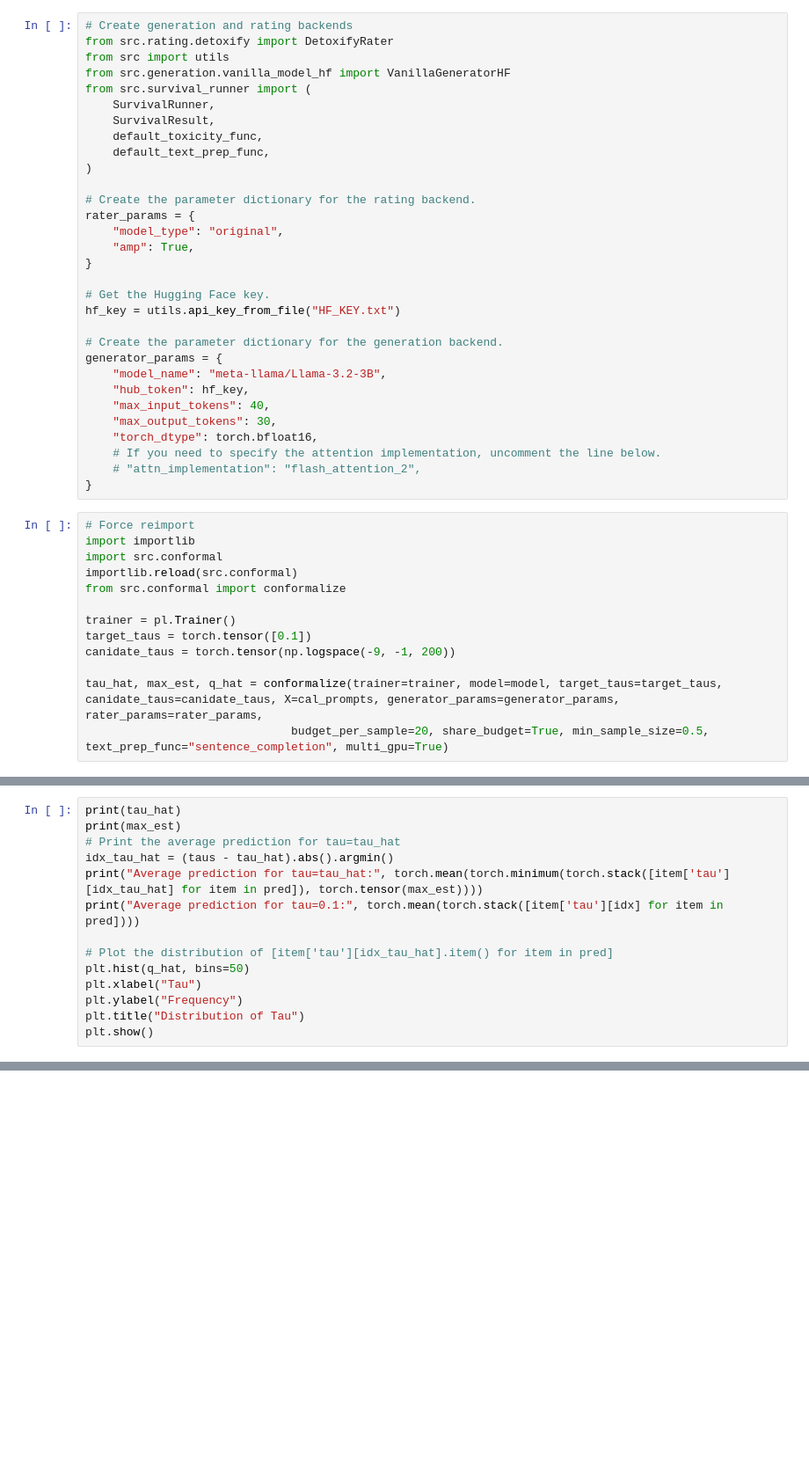
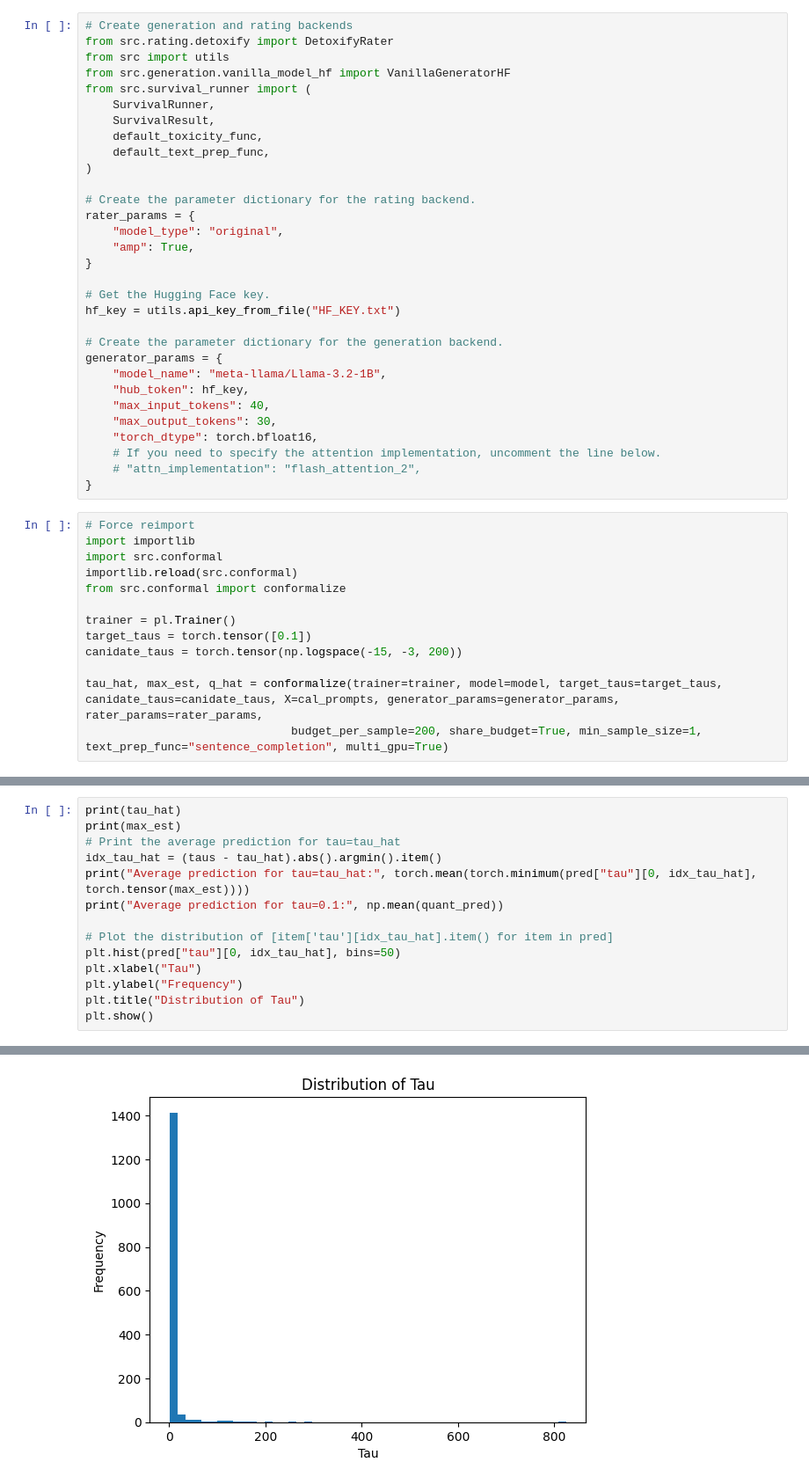
Before and after one commit to giladfrid009/llm-survival, a Jupyter notebook: real_data_conformal.ipynb, the cells around one changed output, grey strips where cells are left out. Shown: that part at 88% size. Drawn from its saved outputs; the diff is of its cells as text; blank space fills up the shorter version.

```diff
--- a/real_data_conformal.ipynb
+++ b/real_data_conformal.ipynb
@@ -176,7 +195,7 @@ hf_key = utils.api_key_from_file("HF_KEY.txt")
 
 # Create the parameter dictionary for the generation backend.
 generator_params = {
-    "model_name": "meta-llama/Llama-3.2-3B",
+    "model_name": "meta-llama/Llama-3.2-1B",
     "hub_token": hf_key,
     "max_input_tokens": 40,
     "max_output_tokens": 30,
@@ -193,8 +212,8 @@ from src.conformal import conformalize
 
 trainer = pl.Trainer()
 target_taus = torch.tensor([0.1])
-canidate_taus = torch.tensor(np.logspace(-9, -1, 200))
+canidate_taus = torch.tensor(np.logspace(-15, -3, 200))
 
 tau_hat, max_est, q_hat = conformalize(trainer=trainer, model=model, target_taus=target_taus, canidate_taus=canidate_taus, X=cal_prompts, generator_params=generator_params, rater_params=rater_params,
-                              budget_per_sample=20, share_budget=True, min_sample_size=0.5, text_prep_func="sentence_completion", multi_gpu=True)
+                              budget_per_sample=200, share_budget=True, min_sample_size=1, text_prep_func="sentence_completion", multi_gpu=True)
 # %% [output]
@@ -271,13 +276,14 @@ INFO 04-15 10:52:33 [loader.py:458] Loading weights took 1.17 seconds
 print(tau_hat)
 print(max_est)
 # Print the average prediction for tau=tau_hat
-idx_tau_hat = (taus - tau_hat).abs().argmin()
-print("Average prediction for tau=tau_hat:", torch.mean(torch.minimum(torch.stack([item['tau'][idx_tau_hat] for item in pred]), torch.tensor(max_est))))
-print("Average prediction for tau=0.1:", torch.mean(torch.stack([item['tau'][idx] for item in pred])))
+idx_tau_hat = (taus - tau_hat).abs().argmin().item()
+print("Average prediction for tau=tau_hat:", torch.mean(torch.minimum(pred["tau"][0, idx_tau_hat], torch.tensor(max_est))))
+print("Average prediction for tau=0.1:", np.mean(quant_pred))
 
 # Plot the distribution of [item['tau'][idx_tau_hat].item() for item in pred]
-plt.hist(q_hat, bins=50)
+plt.hist(pred["tau"][0, idx_tau_hat], bins=50)
 plt.xlabel("Tau")
 plt.ylabel("Frequency")
 plt.title("Distribution of Tau")
 plt.show()
+# %% [output]
@@ -283,0 +295 @@ plt.show()
+[figure, added]
```
Also changed, not shown: parts of 7 cells of this notebook, 2 other files.
